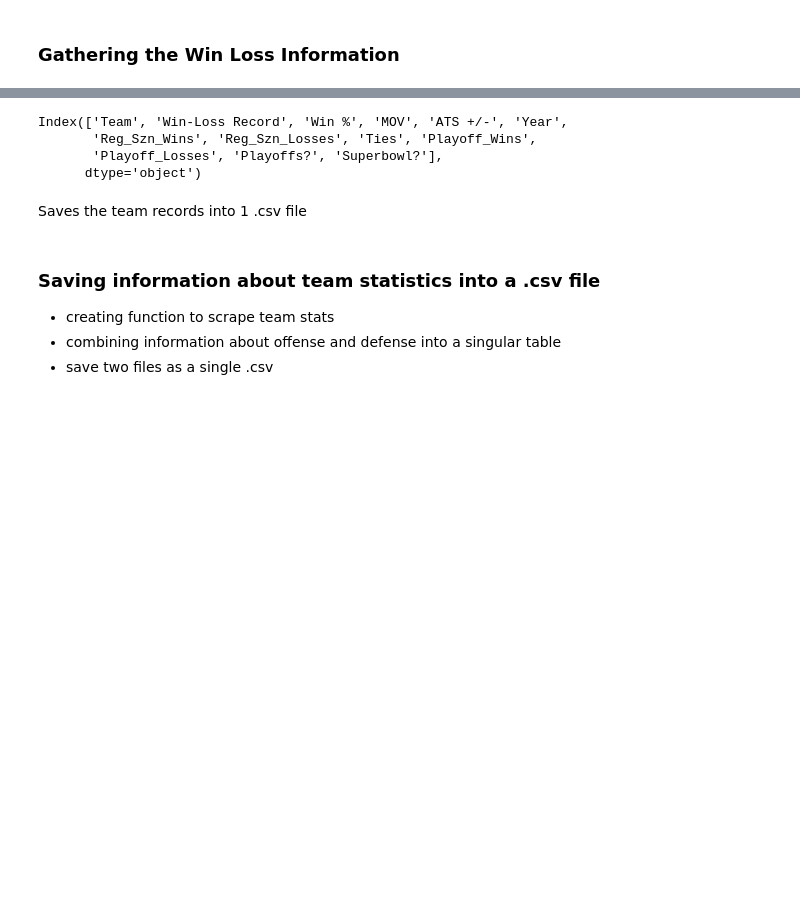
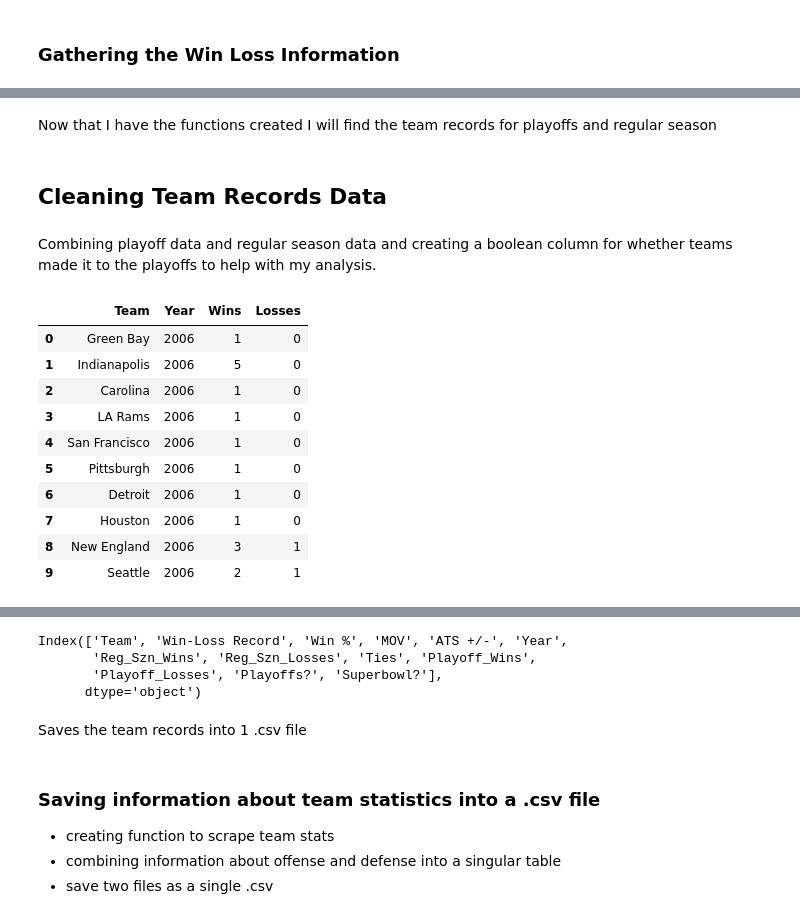
Before and after one commit to rajc90/NFL_TEAM_DATA, a Jupyter notebook: NFL_Data_Scraper.ipynb, the cells around one changed output, grey strips where cells are left out. Drawn from its saved outputs; the diff is of its cells as text; code cells hidden in the pictures; blank space fills up the shorter version.

```diff
--- a/NFL_Data_Scraper.ipynb
+++ b/NFL_Data_Scraper.ipynb
@@ -55,0 +55,3 @@ def capture_all_data(game_type):
+# %% [markdown]
+
+Now that I have the functions created I will find the team records for playoffs and regular season
@@ -56 +61,5 @@ def capture_all_data(game_type):
+# %% [markdown]
+## Cleaning Team Records Data
+# %% [markdown]
+Combining playoff data and regular season data and creating a boolean column for whether teams made it to the playoffs to help with my analysis.
 # %%
@@ -62,3 +69,17 @@ team_records = regular_seasonn_win_loss.merge(playoff_win_loss, how='left', on=[
 
 team_records = team_records.fillna(0)
 team_records["Playoffs?"] = pd.to_numeric(team_records["Wins_y"]) + pd.to_numeric(team_records["Losses_y"]) > 0
+# %%
+playoff_win_loss[playoff_win_loss['Year'] == 2006].head(10)
+# %% [output]
+|  | Team | Year | Wins | Losses |
+| 0 | Green Bay | 2006 | 1 | 0 |
+| 1 | Indianapolis | 2006 | 5 | 0 |
+| 2 | Carolina | 2006 | 1 | 0 |
+| 3 | LA Rams | 2006 | 1 | 0 |
+| 4 | San Francisco | 2006 | 1 | 0 |
+| 5 | Pittsburgh | 2006 | 1 | 0 |
+| 6 | Detroit | 2006 | 1 | 0 |
+| 7 | Houston | 2006 | 1 | 0 |
+| 8 | New England | 2006 | 3 | 1 |
+| 9 | Seattle | 2006 | 2 | 1 |
```
Also changed, not shown: parts of 27 cells of this notebook.
